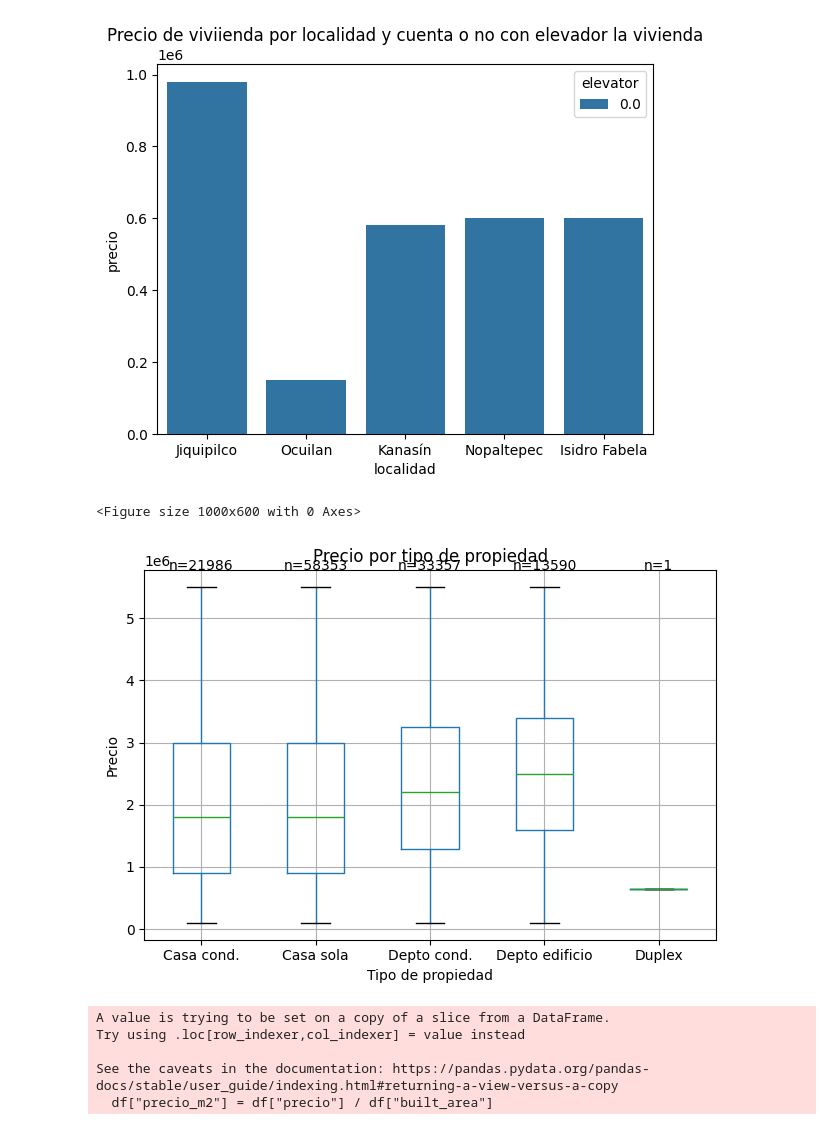
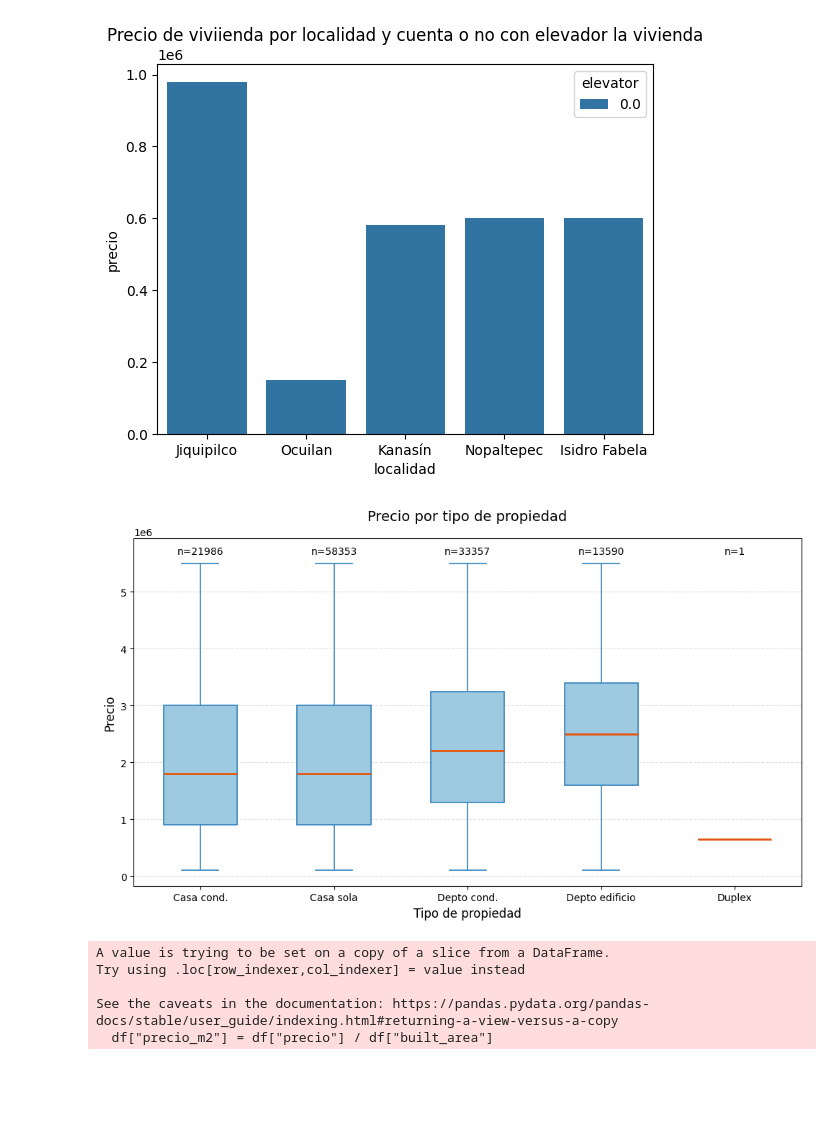
Before and after one commit to Marcocruz88/Proyecto, a Jupyter notebook: EDA.ipynb, the cells around one changed output. Cells and saved outputs as stored; diff of their text form; code cells hidden in the pictures; blank space fills up the shorter version.

Commit message:
Gráficas para presentación

```diff
--- a/EDA.ipynb
+++ b/EDA.ipynb
@@ -248,45 +281,58 @@ plt.show()
 [figure]
 [figure]
 # %%
-
-
 # copia del dataframe para no modificar el original
 df_plot = df.copy()
 
 # nombres más cortos para la gráfica
 labels = {
     'casa_duplex': 'Duplex',
     'casa_en_condominio': 'Casa cond.',
     'casa_sola': 'Casa sola',
     'departamento_en_condominio_o_unidad_habitacional': 'Depto cond.',
     'departamento_en_edificio_solo': 'Depto edificio'
 }
 
 df_plot['property_type'] = df_plot['property_type'].replace(labels)
 
+# orden de las categorías según aparecen
+orden = ['Casa cond.', 'Casa sola', 'Depto cond.', 'Depto edificio', 'Duplex']
+
+# conteos por categoría
+counts = df_plot['property_type'].value_counts()
+
 plt.figure(figsize=(10,6))
 
-ax = df_plot.boxplot(column='precio', by='property_type')
+ax = sns.boxplot(
+    data=df_plot,
+    x='property_type',
+    y='precio',
+    order=orden,
+    width=0.55,
+    showfliers=False,   # quita outliers para que se vea más limpio
+    linewidth=1.2,
+    boxprops=dict(facecolor='#9ecae1', edgecolor='#3182bd'),
+    medianprops=dict(color='#e6550d', linewidth=2),
+    whiskerprops=dict(color='#3182bd', linewidth=1.2),
+    capprops=dict(color='#3182bd', linewidth=1.2)
+)
 
-# contar observaciones por tipo
-counts = df_plot['property_type'].value_counts()
+# agregar n encima de cada caja
+y_pos = df_plot['precio'].max() * 1.03
+for i, categoria in enumerate(orden):
+    n = counts.get(categoria, 0)
+    ax.text(i, y_pos, f'n={n}', ha='center', fontsize=10)
 
-# añadir el conteo encima de cada boxplot
-for i, label in enumerate(ax.get_xticklabels()):
-    categoria = label.get_text()
-    n = counts[categoria]
-    ax.text(i+1, df_plot['precio'].max()*1.05, f'n={n}', ha='center', fontsize=10)
+plt.title('Precio por tipo de propiedad', pad=18, fontsize=14)
+plt.xlabel('Tipo de propiedad', fontsize=12)
+plt.ylabel('Precio', fontsize=12)
 
-plt.title('Precio por tipo de propiedad')
-plt.suptitle('')
-plt.xlabel('Tipo de propiedad')
-plt.ylabel('Precio')
-
+plt.ylim(top=df_plot['precio'].max() * 1.08)
+plt.grid(axis='y', linestyle='--', alpha=0.4)
 plt.tight_layout()
 plt.show()
 # %% [output]
-<Figure size 1000x600 with 0 Axes>
-[figure, old version]
+[figure, new version]
 # %%
 df["precio_m2"] = df["precio"] / df["built_area"]
 
```
Also changed, not shown: parts of 7 cells of this notebook.
